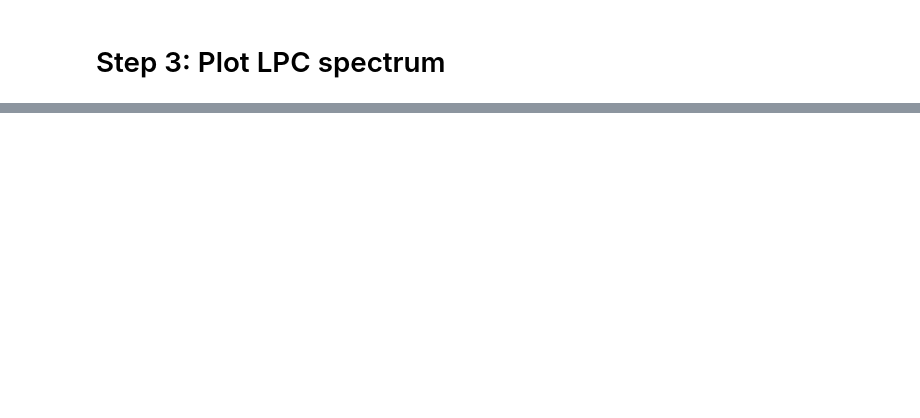
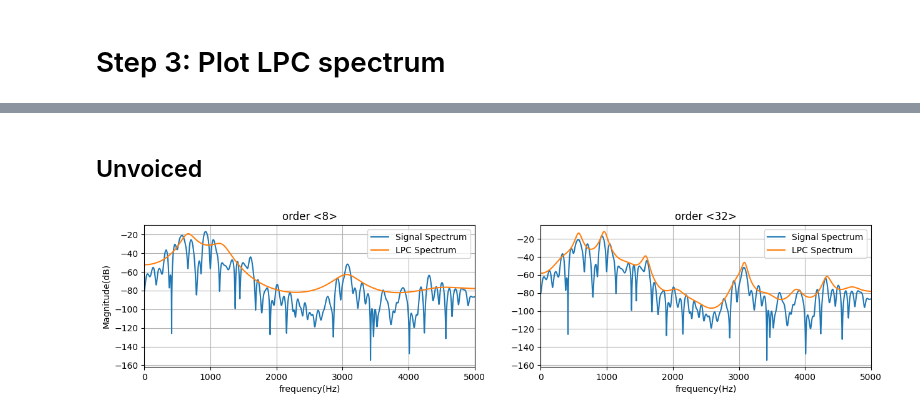
Before and after one commit to hcy71o/LPC_Speech_Synthesis, a Jupyter notebook: Speech_analysis_synthesis.ipynb, the cells around one changed output, grey strips where cells are left out. Cells and saved outputs as stored; diff of their text form; code cells hidden in the pictures; blank space fills up the shorter version.

Commit message:
[Upload] LPC spectrum code [Fix] plot dpi

```diff
--- a/Speech_analysis_synthesis.ipynb
+++ b/Speech_analysis_synthesis.ipynb
@@ -143,3 +143,26 @@ plot_PE(signal, pred, err, 10000, 0.1, 0.15, True)
 [figure]
 # %% [markdown]
 # Step 3: Plot LPC spectrum
+# %%
+def Lpcspectrum(signal, window, sr, *p_): #2개 이상의 LPC order 받아서 비교
+
+    plt.figure(figsize=(15,3),dpi = 100)
+    win_sig = signal*window
+    for i,p in enumerate(p_):
+        plt.subplot(1,len(p_),i+1)
+        LPC = Levinson(win_sig, p)
+        LPC = np.insert(-LPC, 0, 1)
+        value = 0
+        axis = np.linspace(0,sr/2,2048)
+        w2,h2 = scipy.signal.freqz([0.04], LPC, worN=2048, fs = sr)
+        S_fft = np.fft.rfft(win_sig,4096)
+        plt.plot(axis,20*np.log(abs(S_fft[1:])),label = 'Signal Spectrum')
+        plt.plot(axis,20*np.log(abs(h2)),label = 'LPC Spectrum')
+        plt.xlim(0,sr/2)
+        plt.xlabel('frequency(Hz)')
+        if i== 0:
+            plt.ylabel('Magnitude(dB)')
+        plt.title('order <{}>'.format(p))
+        plt.legend()
+        plt.grid(True)
+    plt.show()
@@ -145,0 +175,6 @@ plot_PE(signal, pred, err, 10000, 0.1, 0.15, True)
+# %% [markdown]
+## Unvoiced
+# %%
+Lpcspectrum(signal[1100:1356], np.hamming(256),10000,8,32)
+# %% [output]
+[figure, added]
```
Also changed, not shown: parts of 4 cells of this notebook.
